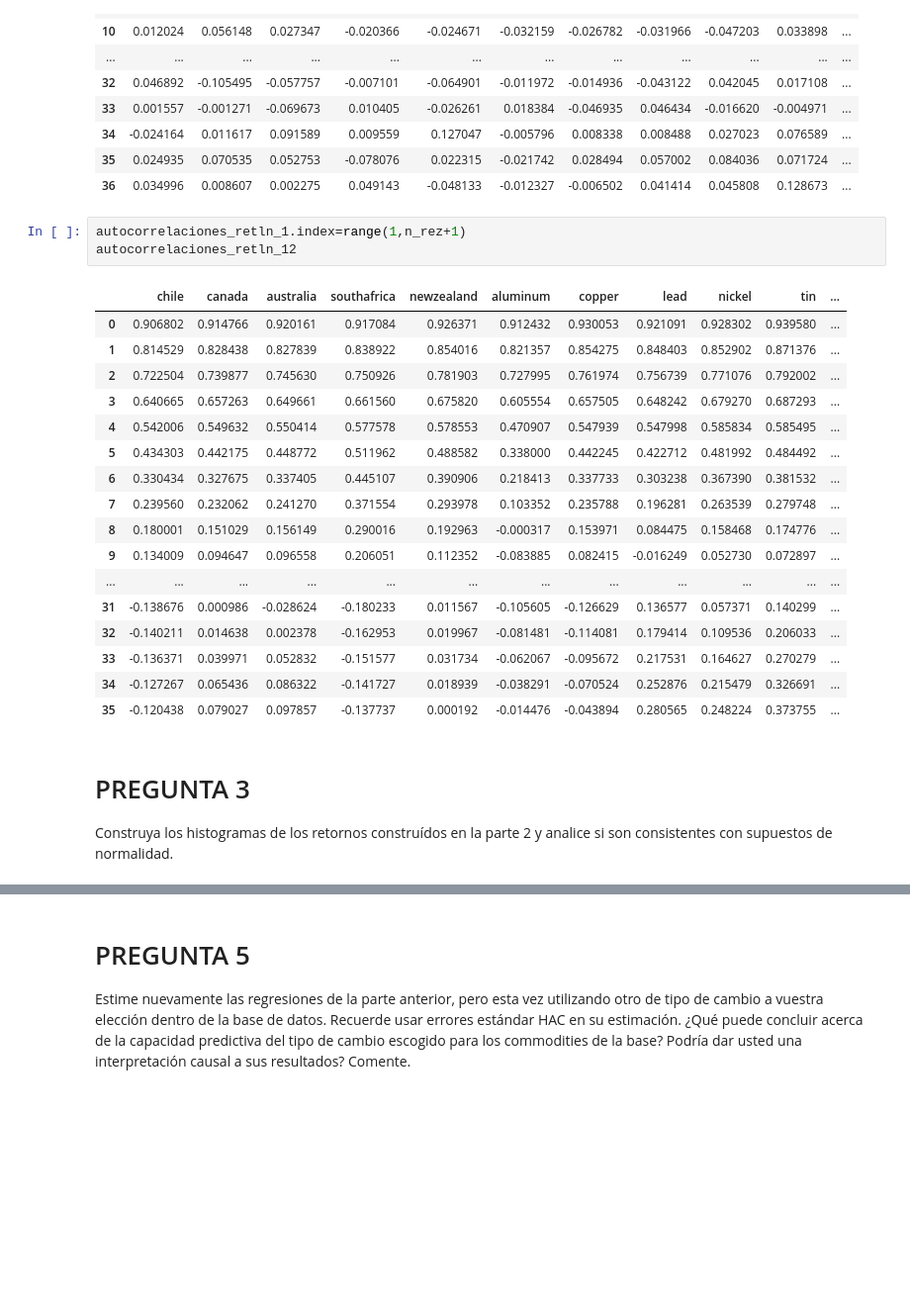
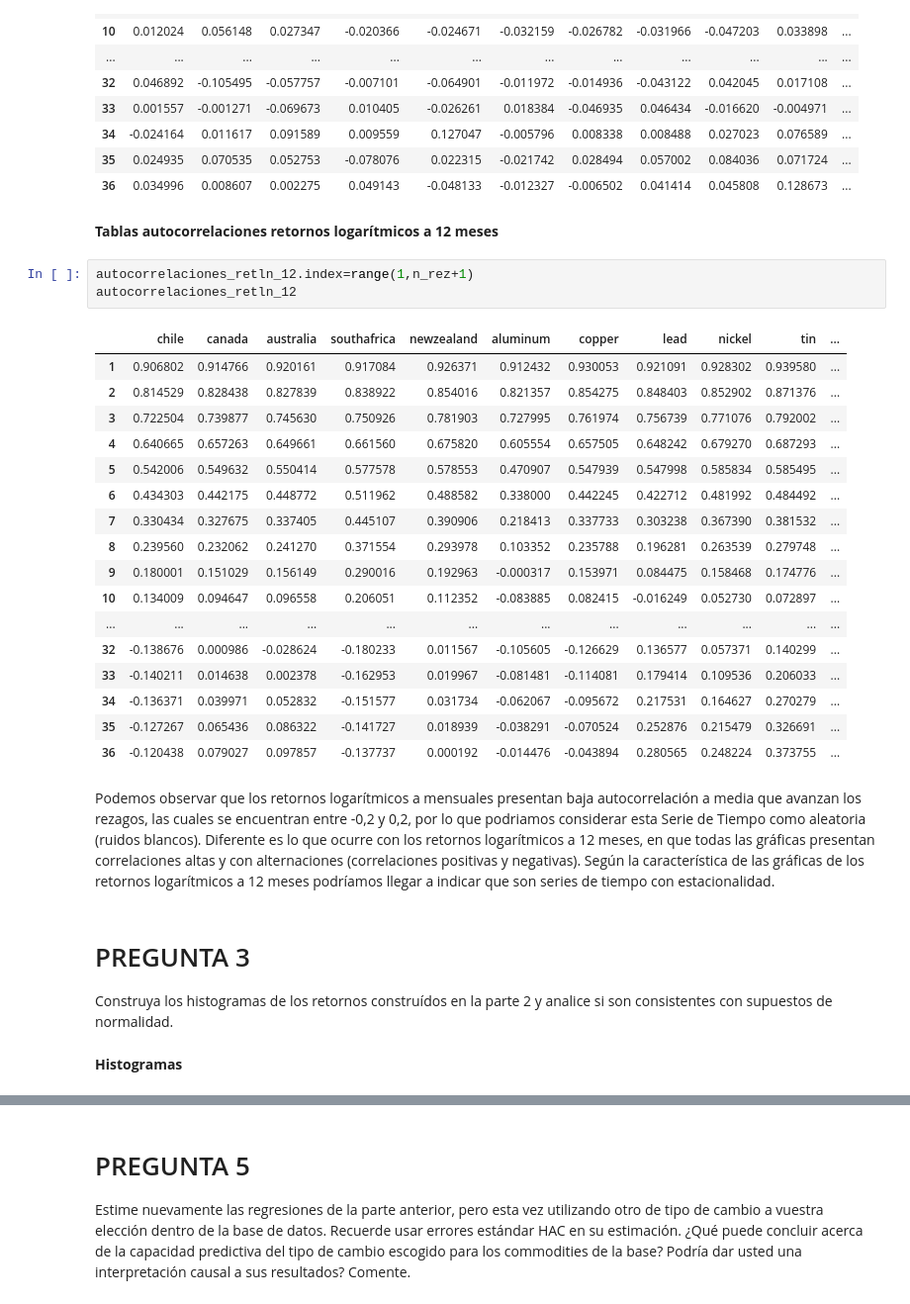
Before and after one commit to JPtatakae/Trabajo-individual-econometria, a Jupyter notebook: Tarea individual Econometría Financiera.ipynb, the cells around one changed output, grey strips where cells are left out. Shown at 99% size. Drawn from its saved outputs; the diff is of its cells as text; blank space fills up the shorter version.

```diff
--- a/Tarea individual Econometría Financiera.ipynb
+++ b/Tarea individual Econometría Financiera.ipynb
@@ -265,30 +274,36 @@ autocorrelaciones_retln_1
 | 34 | -0.024164 | 0.011617 | 0.091589 | 0.009559 | 0.127047 | -0.005796 | 0.008338 | 0.008488 | 0.027023 | 0.076589 | ... |
 | 35 | 0.024935 | 0.070535 | 0.052753 | -0.078076 | 0.022315 | -0.021742 | 0.028494 | 0.057002 | 0.084036 | 0.071724 | ... |
 | 36 | 0.034996 | 0.008607 | 0.002275 | 0.049143 | -0.048133 | -0.012327 | -0.006502 | 0.041414 | 0.045808 | 0.128673 | ... |
+# %% [markdown]
+**Tablas autocorrelaciones retornos logarítmicos a 12 meses**
 # %%
-autocorrelaciones_retln_1.index=range(1,n_rez+1)
+autocorrelaciones_retln_12.index=range(1,n_rez+1)
 autocorrelaciones_retln_12
 # %% [output]
 |  | chile | canada | australia | southafrica | newzealand | aluminum | copper | lead | nickel | tin | ... |
-| 0 | 0.906802 | 0.914766 | 0.920161 | 0.917084 | 0.926371 | 0.912432 | 0.930053 | 0.921091 | 0.928302 | 0.939580 | ... |
-| 1 | 0.814529 | 0.828438 | 0.827839 | 0.838922 | 0.854016 | 0.821357 | 0.854275 | 0.848403 | 0.852902 | 0.871376 | ... |
-| 2 | 0.722504 | 0.739877 | 0.745630 | 0.750926 | 0.781903 | 0.727995 | 0.761974 | 0.756739 | 0.771076 | 0.792002 | ... |
-| 3 | 0.640665 | 0.657263 | 0.649661 | 0.661560 | 0.675820 | 0.605554 | 0.657505 | 0.648242 | 0.679270 | 0.687293 | ... |
-| 4 | 0.542006 | 0.549632 | 0.550414 | 0.577578 | 0.578553 | 0.470907 | 0.547939 | 0.547998 | 0.585834 | 0.585495 | ... |
-| 5 | 0.434303 | 0.442175 | 0.448772 | 0.511962 | 0.488582 | 0.338000 | 0.442245 | 0.422712 | 0.481992 | 0.484492 | ... |
-| 6 | 0.330434 | 0.327675 | 0.337405 | 0.445107 | 0.390906 | 0.218413 | 0.337733 | 0.303238 | 0.367390 | 0.381532 | ... |
-| 7 | 0.239560 | 0.232062 | 0.241270 | 0.371554 | 0.293978 | 0.103352 | 0.235788 | 0.196281 | 0.263539 | 0.279748 | ... |
-| 8 | 0.180001 | 0.151029 | 0.156149 | 0.290016 | 0.192963 | -0.000317 | 0.153971 | 0.084475 | 0.158468 | 0.174776 | ... |
-| 9 | 0.134009 | 0.094647 | 0.096558 | 0.206051 | 0.112352 | -0.083885 | 0.082415 | -0.016249 | 0.052730 | 0.072897 | ... |
+| 1 | 0.906802 | 0.914766 | 0.920161 | 0.917084 | 0.926371 | 0.912432 | 0.930053 | 0.921091 | 0.928302 | 0.939580 | ... |
+| 2 | 0.814529 | 0.828438 | 0.827839 | 0.838922 | 0.854016 | 0.821357 | 0.854275 | 0.848403 | 0.852902 | 0.871376 | ... |
+| 3 | 0.722504 | 0.739877 | 0.745630 | 0.750926 | 0.781903 | 0.727995 | 0.761974 | 0.756739 | 0.771076 | 0.792002 | ... |
+| 4 | 0.640665 | 0.657263 | 0.649661 | 0.661560 | 0.675820 | 0.605554 | 0.657505 | 0.648242 | 0.679270 | 0.687293 | ... |
+| 5 | 0.542006 | 0.549632 | 0.550414 | 0.577578 | 0.578553 | 0.470907 | 0.547939 | 0.547998 | 0.585834 | 0.585495 | ... |
+| 6 | 0.434303 | 0.442175 | 0.448772 | 0.511962 | 0.488582 | 0.338000 | 0.442245 | 0.422712 | 0.481992 | 0.484492 | ... |
+| 7 | 0.330434 | 0.327675 | 0.337405 | 0.445107 | 0.390906 | 0.218413 | 0.337733 | 0.303238 | 0.367390 | 0.381532 | ... |
+| 8 | 0.239560 | 0.232062 | 0.241270 | 0.371554 | 0.293978 | 0.103352 | 0.235788 | 0.196281 | 0.263539 | 0.279748 | ... |
+| 9 | 0.180001 | 0.151029 | 0.156149 | 0.290016 | 0.192963 | -0.000317 | 0.153971 | 0.084475 | 0.158468 | 0.174776 | ... |
+| 10 | 0.134009 | 0.094647 | 0.096558 | 0.206051 | 0.112352 | -0.083885 | 0.082415 | -0.016249 | 0.052730 | 0.072897 | ... |
 | ... | ... | ... | ... | ... | ... | ... | ... | ... | ... | ... | ... |
-| 31 | -0.138676 | 0.000986 | -0.028624 | -0.180233 | 0.011567 | -0.105605 | -0.126629 | 0.136577 | 0.057371 | 0.140299 | ... |
-| 32 | -0.140211 | 0.014638 | 0.002378 | -0.162953 | 0.019967 | -0.081481 | -0.114081 | 0.179414 | 0.109536 | 0.206033 | ... |
-| 33 | -0.136371 | 0.039971 | 0.052832 | -0.151577 | 0.031734 | -0.062067 | -0.095672 | 0.217531 | 0.164627 | 0.270279 | ... |
-| 34 | -0.127267 | 0.065436 | 0.086322 | -0.141727 | 0.018939 | -0.038291 | -0.070524 | 0.252876 | 0.215479 | 0.326691 | ... |
-| 35 | -0.120438 | 0.079027 | 0.097857 | -0.137737 | 0.000192 | -0.014476 | -0.043894 | 0.280565 | 0.248224 | 0.373755 | ... |
+| 32 | -0.138676 | 0.000986 | -0.028624 | -0.180233 | 0.011567 | -0.105605 | -0.126629 | 0.136577 | 0.057371 | 0.140299 | ... |
+| 33 | -0.140211 | 0.014638 | 0.002378 | -0.162953 | 0.019967 | -0.081481 | -0.114081 | 0.179414 | 0.109536 | 0.206033 | ... |
+| 34 | -0.136371 | 0.039971 | 0.052832 | -0.151577 | 0.031734 | -0.062067 | -0.095672 | 0.217531 | 0.164627 | 0.270279 | ... |
+| 35 | -0.127267 | 0.065436 | 0.086322 | -0.141727 | 0.018939 | -0.038291 | -0.070524 | 0.252876 | 0.215479 | 0.326691 | ... |
+| 36 | -0.120438 | 0.079027 | 0.097857 | -0.137737 | 0.000192 | -0.014476 | -0.043894 | 0.280565 | 0.248224 | 0.373755 | ... |
+# %% [markdown]
+Podemos observar que los retornos logarítmicos a mensuales presentan baja autocorrelación a media que avanzan los rezagos, las cuales se encuentran entre -0,2 y 0,2, por lo que podriamos considerar esta Serie de Tiempo como aleatoria (ruidos blancos). Diferente es lo que ocurre con los retornos logarítmicos a 12 meses, en que todas las gráficas presentan correlaciones altas y con alternaciones (correlaciones positivas y negativas). Según la característica de las gráficas de los retornos logarítmicos a 12 meses podríamos llegar a indicar que son series de tiempo con estacionalidad.
 # %% [markdown]
 # PREGUNTA 3
 
 Construya los histogramas de los retornos construídos en la parte 2 y analice si son consistentes con supuestos de normalidad.
+# %% [markdown]
+**Histogramas**
 # %%
 for i in range(len(retornos_1.columns)):
```
Also changed, not shown: parts of 34 cells of this notebook.
